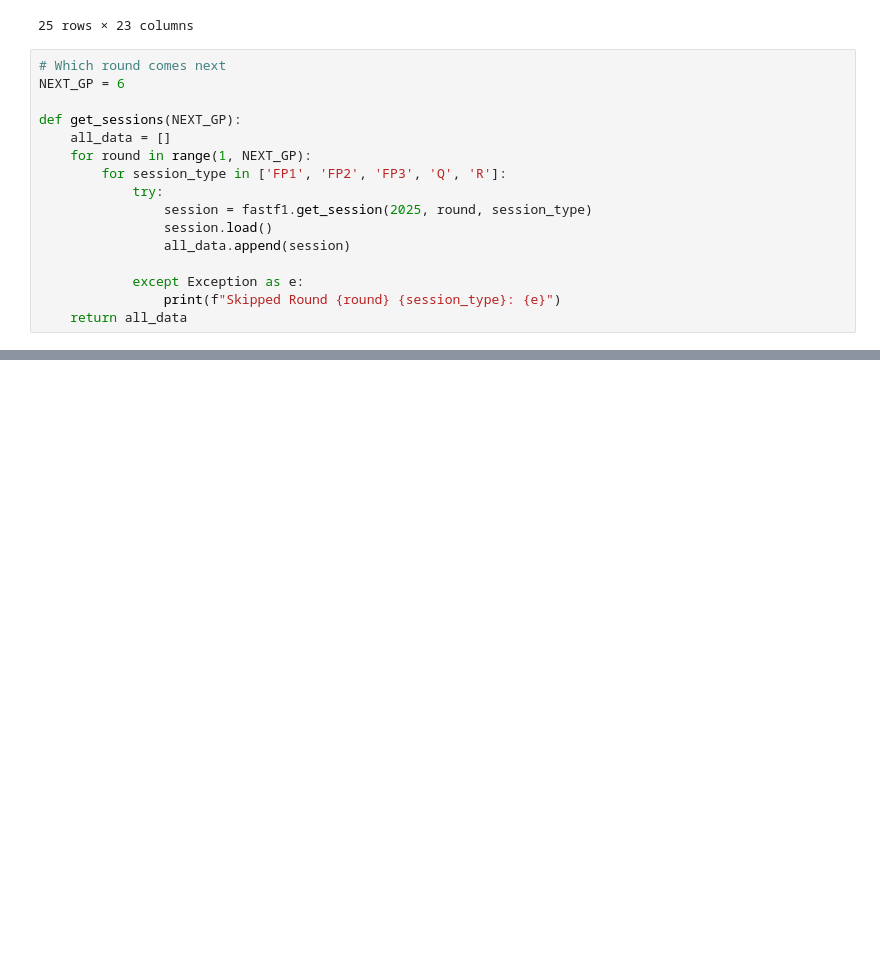
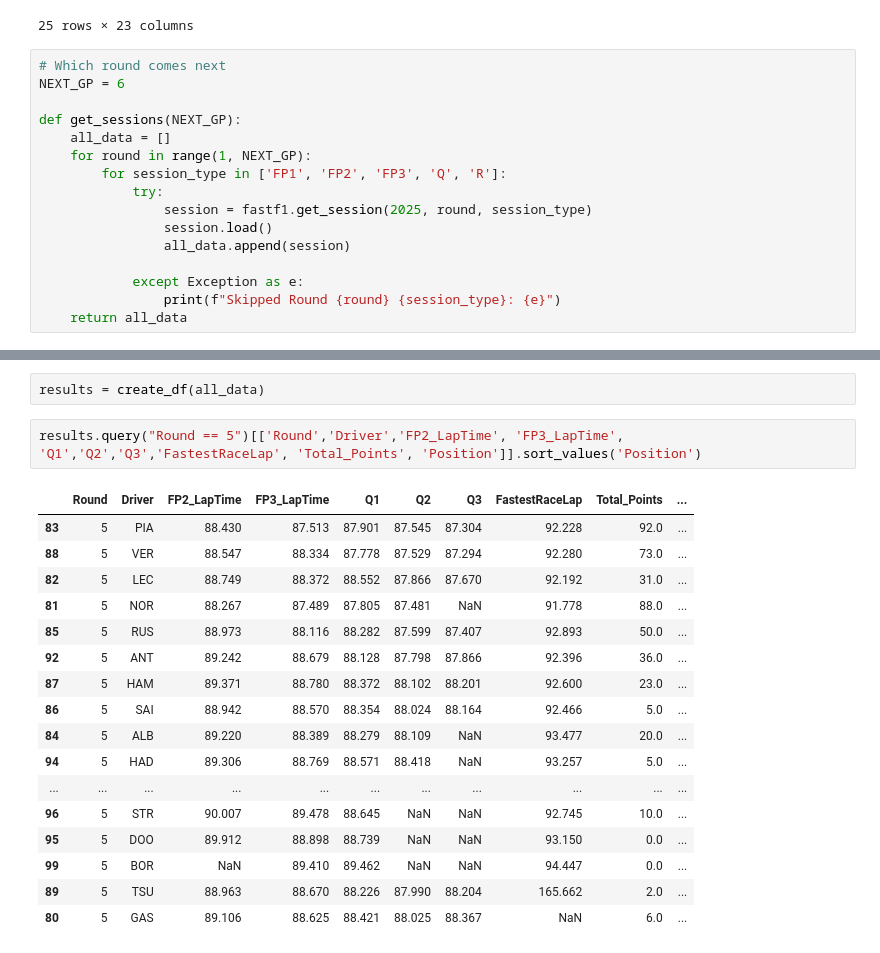
Before and after one commit to Fabiqula/F1_2025_prediction, a Jupyter notebook: main.ipynb, the cells around one changed output, grey strips where cells are left out. Cells and saved outputs as stored; diff of their text form; blank space fills up the shorter version.

```diff
--- a/main.ipynb
+++ b/main.ipynb
@@ -141,0 +270,22 @@ return results
+# %%
+results = create_df(all_data)
+# %%
+results.query("Round == 5")[['Round','Driver','FP2_LapTime', 'FP3_LapTime', 'Q1','Q2','Q3','FastestRaceLap', 'Total_Points', 'Position']].sort_values('Position')
+# %% [output]
+|  | Round | Driver | FP2_LapTime | FP3_LapTime | Q1 | Q2 | Q3 | FastestRaceLap | Total_Points | ... |
+| 83 | 5 | PIA | 88.430 | 87.513 | 87.901 | 87.545 | 87.304 | 92.228 | 92.0 | ... |
+| 88 | 5 | VER | 88.547 | 88.334 | 87.778 | 87.529 | 87.294 | 92.280 | 73.0 | ... |
+| 82 | 5 | LEC | 88.749 | 88.372 | 88.552 | 87.866 | 87.670 | 92.192 | 31.0 | ... |
+| 81 | 5 | NOR | 88.267 | 87.489 | 87.805 | 87.481 | NaN | 91.778 | 88.0 | ... |
+| 85 | 5 | RUS | 88.973 | 88.116 | 88.282 | 87.599 | 87.407 | 92.893 | 50.0 | ... |
+| 92 | 5 | ANT | 89.242 | 88.679 | 88.128 | 87.798 | 87.866 | 92.396 | 36.0 | ... |
+| 87 | 5 | HAM | 89.371 | 88.780 | 88.372 | 88.102 | 88.201 | 92.600 | 23.0 | ... |
+| 86 | 5 | SAI | 88.942 | 88.570 | 88.354 | 88.024 | 88.164 | 92.466 | 5.0 | ... |
+| 84 | 5 | ALB | 89.220 | 88.389 | 88.279 | 88.109 | NaN | 93.477 | 20.0 | ... |
+| 94 | 5 | HAD | 89.306 | 88.769 | 88.571 | 88.418 | NaN | 93.257 | 5.0 | ... |
+| ... | ... | ... | ... | ... | ... | ... | ... | ... | ... | ... |
+| 96 | 5 | STR | 90.007 | 89.478 | 88.645 | NaN | NaN | 92.745 | 10.0 | ... |
+| 95 | 5 | DOO | 89.912 | 88.898 | 88.739 | NaN | NaN | 93.150 | 0.0 | ... |
+| 99 | 5 | BOR | NaN | 89.410 | 89.462 | NaN | NaN | 94.447 | 0.0 | ... |
+| 89 | 5 | TSU | 88.963 | 88.670 | 88.226 | 87.990 | 88.204 | 165.662 | 2.0 | ... |
+| 80 | 5 | GAS | 89.106 | 88.625 | 88.421 | 88.025 | 88.367 | NaN | 6.0 | ... |
```
Also changed, not shown: parts of 18 cells of this notebook.
